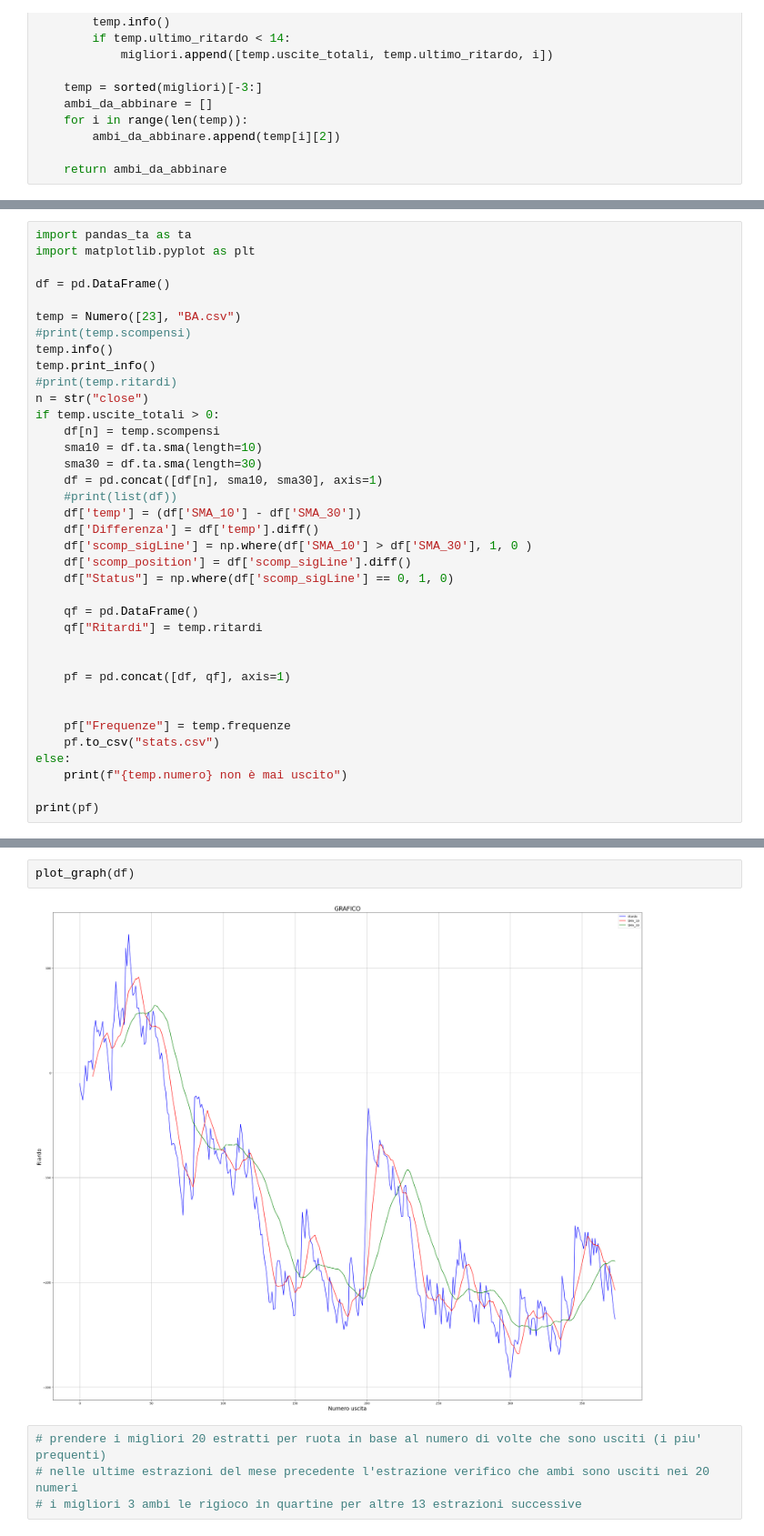
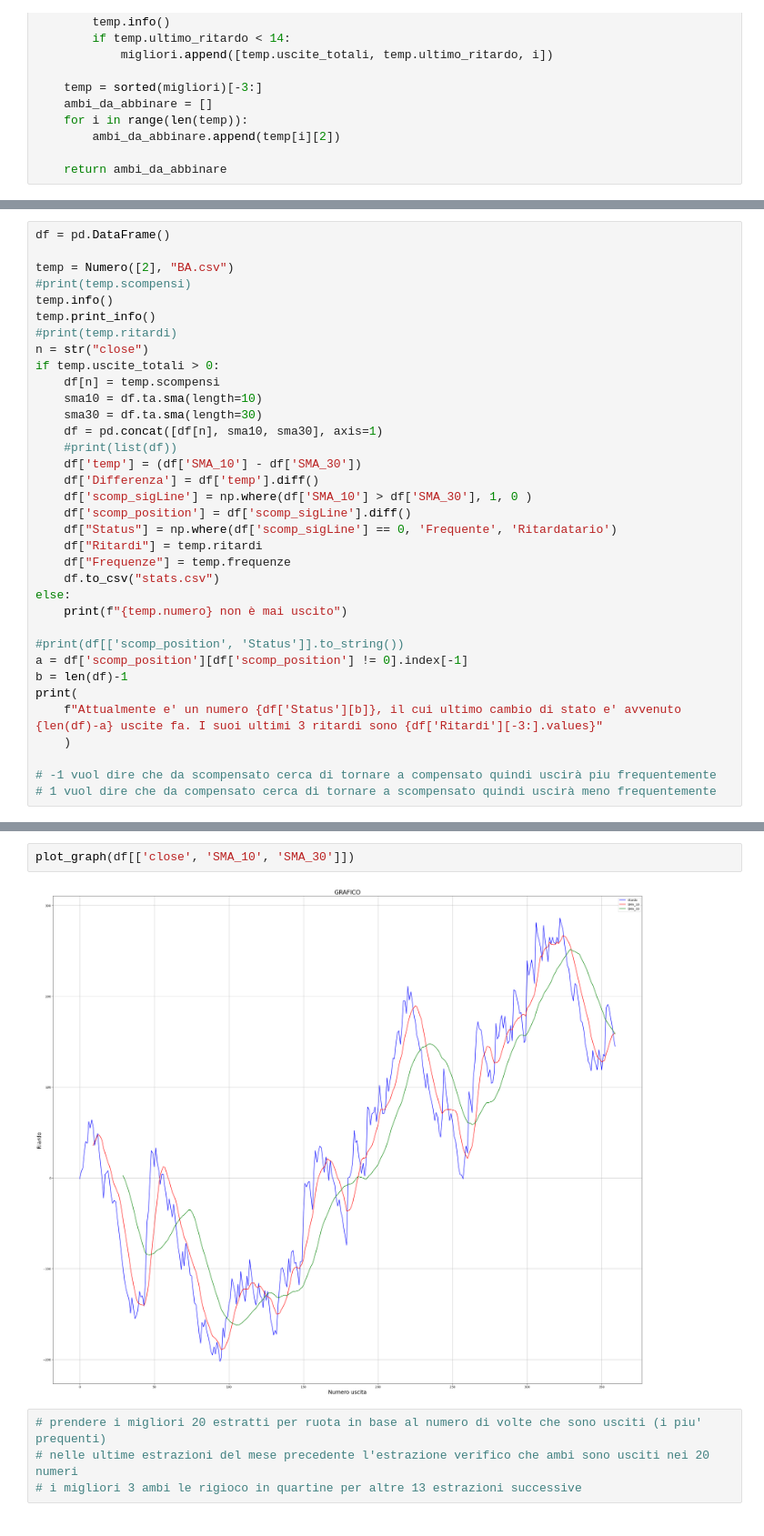
Before and after one commit to OnizukaPy/EstrazioniLotto, a Jupyter notebook: Lotto.ipynb, the cells around one changed output, grey strips where cells are left out. Shown at 91% size. Cells and saved outputs as stored; diff of their text form.

Commit message:
alcune integrazione sulla definizione di ritardatrio o frequente con la scompensazione

```diff
--- a/Lotto.ipynb
+++ b/Lotto.ipynb
@@ -403,10 +404,7 @@ KeyboardInterrupt:
 # %%
-import pandas_ta as ta
-import matplotlib.pyplot as plt
-
 df = pd.DataFrame()
 
-temp = Numero([23], "BA.csv")
+temp = Numero([2], "BA.csv")
 #print(temp.scompensi)
 temp.info()
 temp.print_info()
@@ -422,19 +420,20 @@ if temp.uscite_totali > 0:
     df['Differenza'] = df['temp'].diff()
     df['scomp_sigLine'] = np.where(df['SMA_10'] > df['SMA_30'], 1, 0 )
     df['scomp_position'] = df['scomp_sigLine'].diff()
-    df["Status"] = np.where(df['scomp_sigLine'] == 0, 1, 0)
-
-    qf = pd.DataFrame()
-    qf["Ritardi"] = temp.ritardi
-
-
-    pf = pd.concat([df, qf], axis=1)
-
-
-    pf["Frequenze"] = temp.frequenze
-    pf.to_csv("stats.csv")
+    df["Status"] = np.where(df['scomp_sigLine'] == 0, 'Frequente', 'Ritardatario')
+    df["Ritardi"] = temp.ritardi
+    df["Frequenze"] = temp.frequenze
+    df.to_csv("stats.csv")
 else:
     print(f"{temp.numero} non è mai uscito")
 
-print(pf)
+#print(df[['scomp_position', 'Status']].to_string())
+a = df['scomp_position'][df['scomp_position'] != 0].index[-1]
+b = len(df)-1
+print(
+    f"Attualmente e' un numero {df['Status'][b]}, il cui ultimo cambio di stato e' avvenuto {len(df)-a} uscite fa. I suoi ultimi 3 ritardi sono {df['Ritardi'][-3:].values}"
+    )
+
+# -1 vuol dire che da scompensato cerca di tornare a compensato quindi uscirà piu frequentemente
+# 1 vuol dire che da compensato cerca di tornare a scompensato quindi uscirà meno frequentemente
 # %% [output]
@@ -483,7 +453,7 @@ def plot_graph(pf):
 # %%
-plot_graph(df)
+plot_graph(df[['close', 'SMA_10', 'SMA_30']])
 # %% [output]
-[figure, old version]
+[figure, new version]
 # %%
 # prendere i migliori 20 estratti per ruota in base al numero di volte che sono usciti (i piu' prequenti)
 # nelle ultime estrazioni del mese precedente l'estrazione verifico che ambi sono usciti nei 20 numeri
```
Also changed, not shown: parts of 13 cells of this notebook, 12 other files.
